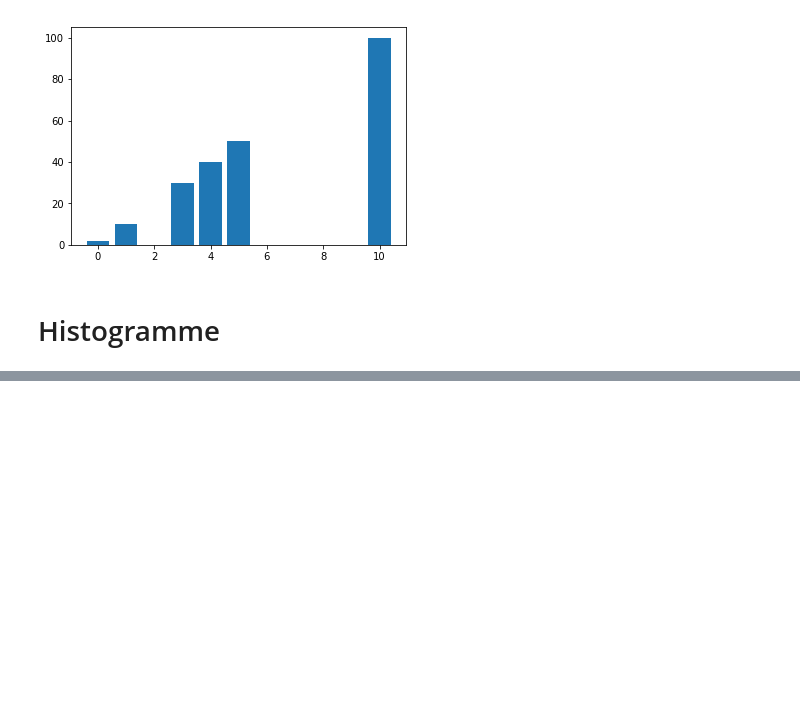
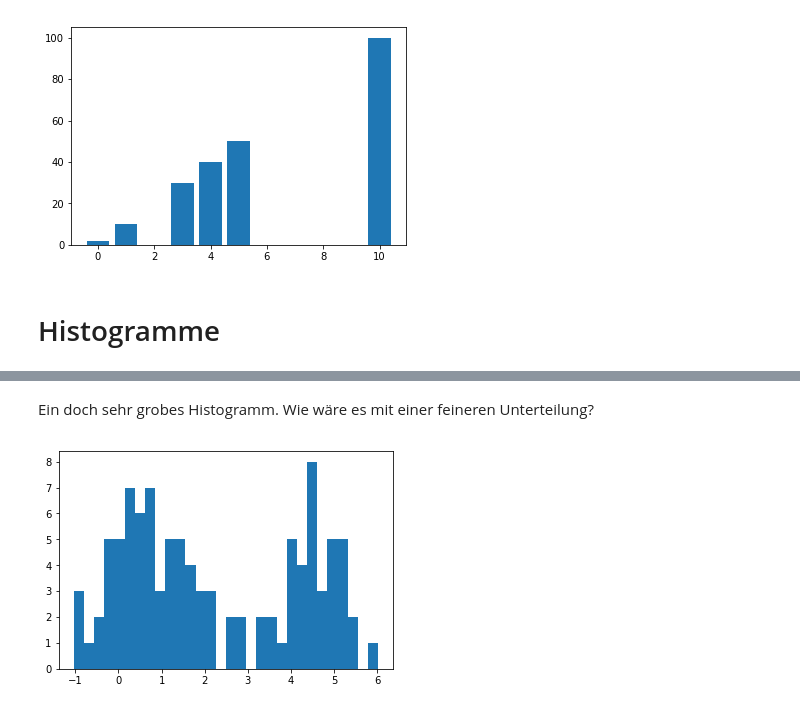
Before and after one commit to juebrauer/course_introduction_to_python, a Jupyter notebook: 07_matplotlib_grundlagen/matplotlib_grundlagen.ipynb, the cells around one changed output, grey strips where cells are left out. Drawn from its saved outputs; the diff is of its cells as text; code cells hidden in the pictures; blank space fills up the shorter version.

```diff
--- a/07_matplotlib_grundlagen/matplotlib_grundlagen.ipynb
+++ b/07_matplotlib_grundlagen/matplotlib_grundlagen.ipynb
@@ -599,0 +607,7 @@ plt.show()
+# %% [markdown]
+Ein doch sehr grobes Histogramm. Wie wäre es mit einer feineren Unterteilung?
+# %%
+plt.hist(zr, bins=30)
+plt.show()
+# %% [output]
+[figure, added]
```
Also changed, not shown: parts of 4 cells of this notebook.
